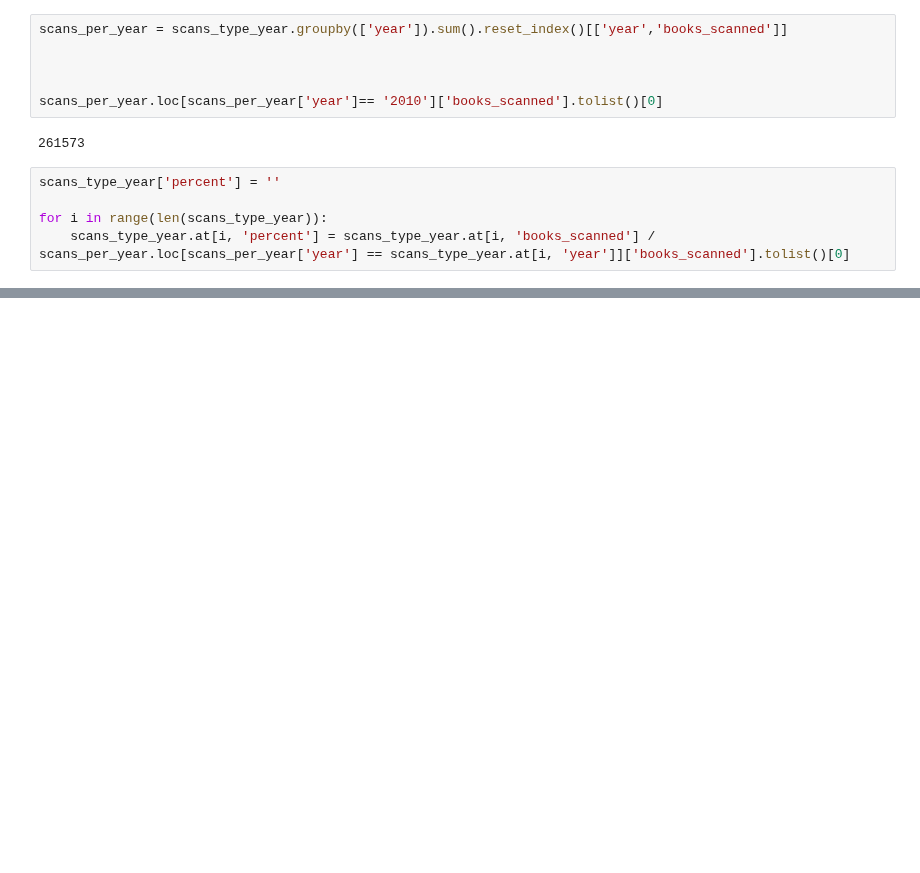
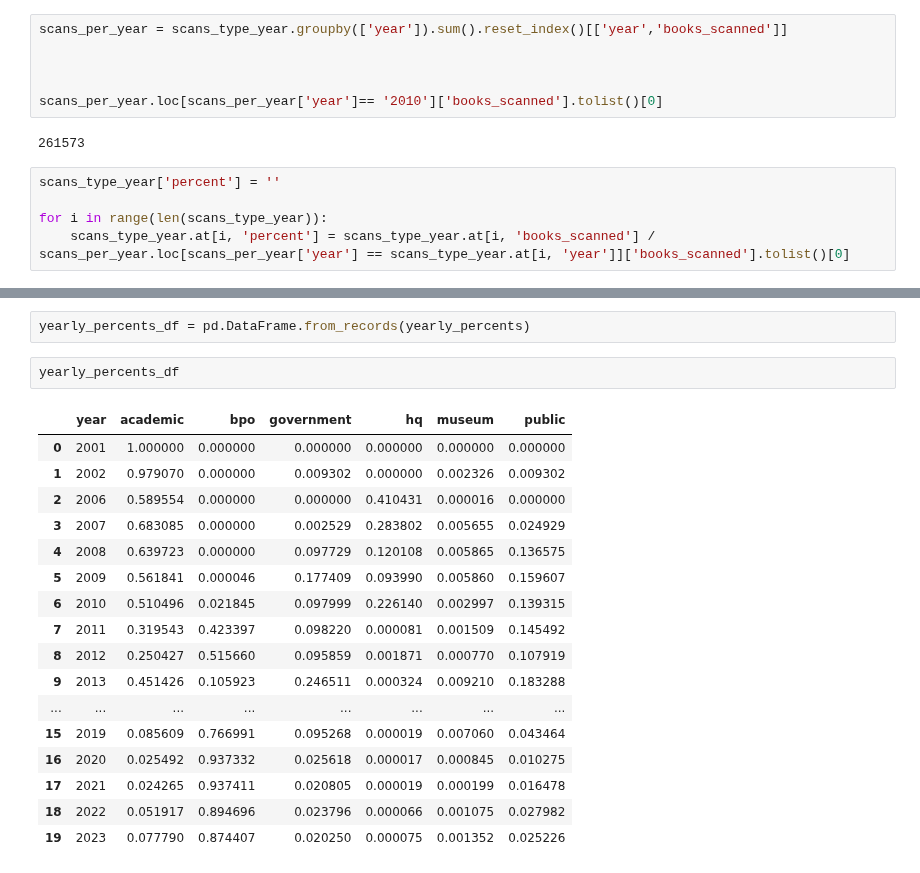
Before and after one commit to ers6/ia_scanning_labor_data, a Jupyter notebook: metadata-analysis/stats_for_debates_in_dh.ipynb, the cells around one changed output, grey strips where cells are left out. Cells and saved outputs as stored; diff of their text form; blank space fills up the shorter version.

```diff
--- a/metadata-analysis/stats_for_debates_in_dh.ipynb
+++ b/metadata-analysis/stats_for_debates_in_dh.ipynb
@@ -81,0 +200,22 @@ scans_type_year.to_csv('')
+# %%
+yearly_percents_df = pd.DataFrame.from_records(yearly_percents)
+# %%
+yearly_percents_df
+# %% [output]
+|  | year | academic | bpo | government | hq | museum | public |
+| 0 | 2001 | 1.000000 | 0.000000 | 0.000000 | 0.000000 | 0.000000 | 0.000000 |
+| 1 | 2002 | 0.979070 | 0.000000 | 0.009302 | 0.000000 | 0.002326 | 0.009302 |
+| 2 | 2006 | 0.589554 | 0.000000 | 0.000000 | 0.410431 | 0.000016 | 0.000000 |
+| 3 | 2007 | 0.683085 | 0.000000 | 0.002529 | 0.283802 | 0.005655 | 0.024929 |
+| 4 | 2008 | 0.639723 | 0.000000 | 0.097729 | 0.120108 | 0.005865 | 0.136575 |
+| 5 | 2009 | 0.561841 | 0.000046 | 0.177409 | 0.093990 | 0.005860 | 0.159607 |
+| 6 | 2010 | 0.510496 | 0.021845 | 0.097999 | 0.226140 | 0.002997 | 0.139315 |
+| 7 | 2011 | 0.319543 | 0.423397 | 0.098220 | 0.000081 | 0.001509 | 0.145492 |
+| 8 | 2012 | 0.250427 | 0.515660 | 0.095859 | 0.001871 | 0.000770 | 0.107919 |
+| 9 | 2013 | 0.451426 | 0.105923 | 0.246511 | 0.000324 | 0.009210 | 0.183288 |
+| ... | ... | ... | ... | ... | ... | ... | ... |
+| 15 | 2019 | 0.085609 | 0.766991 | 0.095268 | 0.000019 | 0.007060 | 0.043464 |
+| 16 | 2020 | 0.025492 | 0.937332 | 0.025618 | 0.000017 | 0.000845 | 0.010275 |
+| 17 | 2021 | 0.024265 | 0.937411 | 0.020805 | 0.000019 | 0.000199 | 0.016478 |
+| 18 | 2022 | 0.051917 | 0.894696 | 0.023796 | 0.000066 | 0.001075 | 0.027982 |
+| 19 | 2023 | 0.077790 | 0.874407 | 0.020250 | 0.000075 | 0.001352 | 0.025226 |
```
Also changed, not shown: parts of 12 cells of this notebook, 3 other files.
